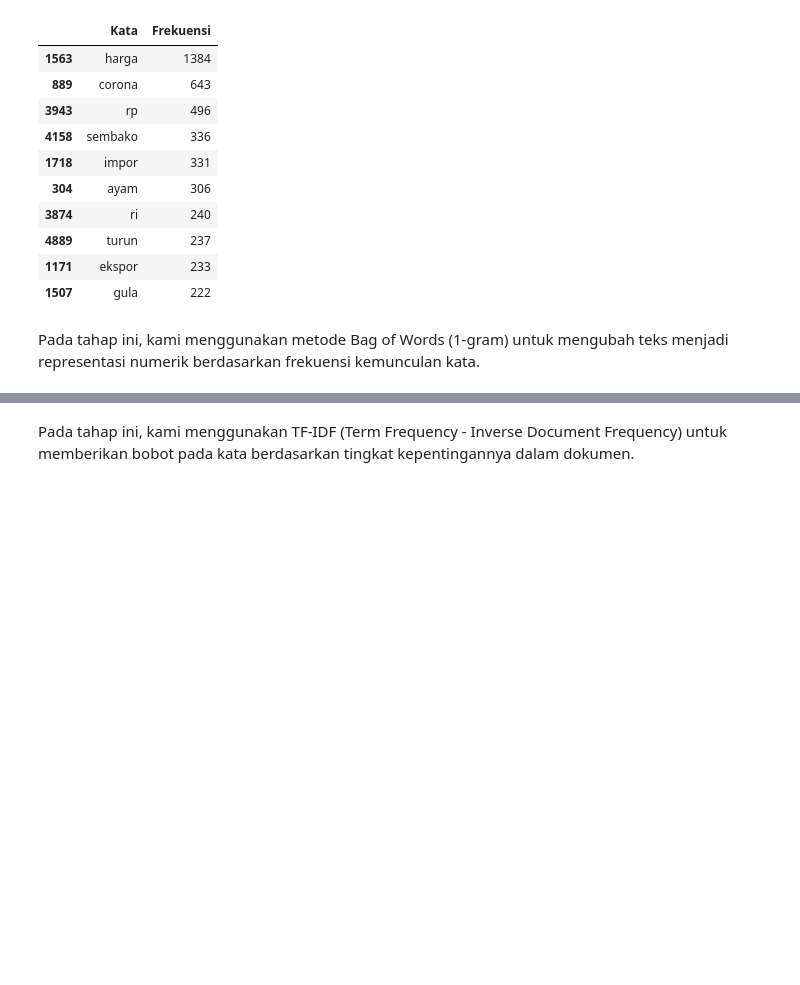
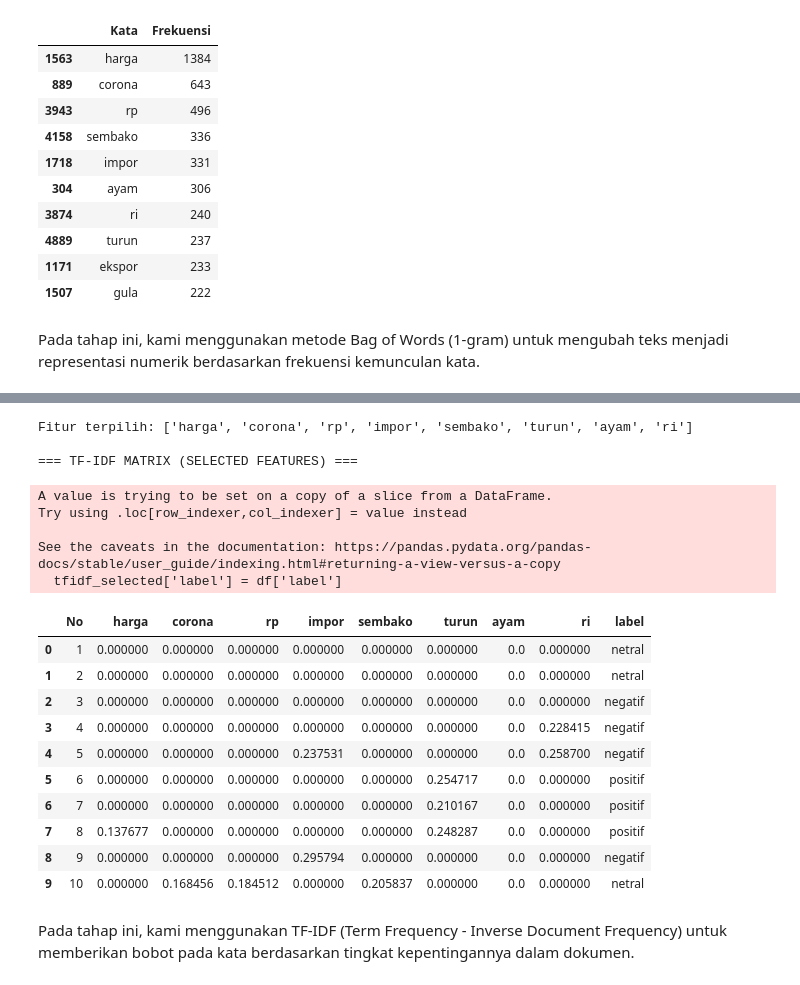
Before and after one commit to afllaabdi/tugas_NLP, a Jupyter notebook: NLP(definitive_edition)ipynb.ipynb, the cells around one changed output, grey strips where cells are left out. Cells and saved outputs as stored; diff of their text form; code cells hidden in the pictures; blank space fills up the shorter version.

```diff
--- a/NLP(definitive_edition)ipynb.ipynb
+++ b/NLP(definitive_edition)ipynb.ipynb
@@ -482,3 +480,80 @@ display(tfidf_top10)
+# %%
+# =========================
+# TF-IDF (FULL + VARIATIF)
+# =========================
+from sklearn.feature_extraction.text import TfidfVectorizer
+import pandas as pd
+import numpy as np
+
+# =========================
+# TF-IDF TRANSFORM
+# =========================
+tfidf = TfidfVectorizer(
+    sublinear_tf=True,
+    min_df=2  # hanya kata yang muncul >=2 kali
+)
+
+X_tfidf = tfidf.fit_transform(df['clean_text'])
+
+# ubah ke dataframe
+tfidf_df = pd.DataFrame(
+    X_tfidf.toarray(),
+    columns=tfidf.get_feature_names_out()
+)
+
+# =========================
+# PILIH FITUR TERBAIK (TOP 8)
+# =========================
+tfidf_scores = X_tfidf.sum(axis=0).A1
+words = tfidf.get_feature_names_out()
+
+top_words = pd.DataFrame({
+    'kata': words,
+    'score': tfidf_scores
+}).sort_values(by='score', ascending=False).head(8)['kata'].tolist()
+
+print("Fitur terpilih:", top_words)
+
+# =========================
+# AMBIL FITUR TERPILIH
+# =========================
+tfidf_selected = tfidf_df[top_words]
+
+# =========================
+# TAMBAHKAN LABEL
+# =========================
+tfidf_selected['label'] = df['label']
+
+# =========================
+# TAMBAHKAN NOMOR
+# =========================
+tfidf_selected.insert(0, 'No', range(1, len(tfidf_selected)+1))
+
+# =========================
+# TAMPILKAN HASIL
+# =========================
+print("\n=== TF-IDF MATRIX (SELECTED FEATURES) ===")
+display(tfidf_selected.head(10))
+# %% [output]
+Fitur terpilih: ['harga', 'corona', 'rp', 'impor', 'sembako', 'turun', 'ayam', 'ri']
+
+=== TF-IDF MATRIX (SELECTED FEATURES) ===
+A value is trying to be set on a copy of a slice from a DataFrame.
+Try using .loc[row_indexer,col_indexer] = value instead
+
+See the caveats in the documentation: https://pandas.pydata.org/pandas-docs/stable/user_guide/indexing.html#returning-a-view-versus-a-copy
+  tfidf_selected['label'] = df['label']
+|  | No | harga | corona | rp | impor | sembako | turun | ayam | ri | label |
+| 0 | 1 | 0.000000 | 0.000000 | 0.000000 | 0.000000 | 0.000000 | 0.000000 | 0.0 | 0.000000 | netral |
+| 1 | 2 | 0.000000 | 0.000000 | 0.000000 | 0.000000 | 0.000000 | 0.000000 | 0.0 | 0.000000 | netral |
+| 2 | 3 | 0.000000 | 0.000000 | 0.000000 | 0.000000 | 0.000000 | 0.000000 | 0.0 | 0.000000 | negatif |
+| 3 | 4 | 0.000000 | 0.000000 | 0.000000 | 0.000000 | 0.000000 | 0.000000 | 0.0 | 0.228415 | negatif |
+| 4 | 5 | 0.000000 | 0.000000 | 0.000000 | 0.237531 | 0.000000 | 0.000000 | 0.0 | 0.258700 | negatif |
+| 5 | 6 | 0.000000 | 0.000000 | 0.000000 | 0.000000 | 0.000000 | 0.254717 | 0.0 | 0.000000 | positif |
+| 6 | 7 | 0.000000 | 0.000000 | 0.000000 | 0.000000 | 0.000000 | 0.210167 | 0.0 | 0.000000 | positif |
+| 7 | 8 | 0.137677 | 0.000000 | 0.000000 | 0.000000 | 0.000000 | 0.248287 | 0.0 | 0.000000 | positif |
+| 8 | 9 | 0.000000 | 0.000000 | 0.000000 | 0.295794 | 0.000000 | 0.000000 | 0.0 | 0.000000 | negatif |
+| 9 | 10 | 0.000000 | 0.168456 | 0.184512 | 0.000000 | 0.205837 | 0.000000 | 0.0 | 0.000000 | netral |
 # %% [markdown]
 Pada tahap ini, kami menggunakan TF-IDF (Term Frequency - Inverse Document Frequency) untuk memberikan bobot pada kata berdasarkan tingkat kepentingannya dalam dokumen.
 # %% [markdown]
```
Also changed, not shown: parts of 3 cells of this notebook.
